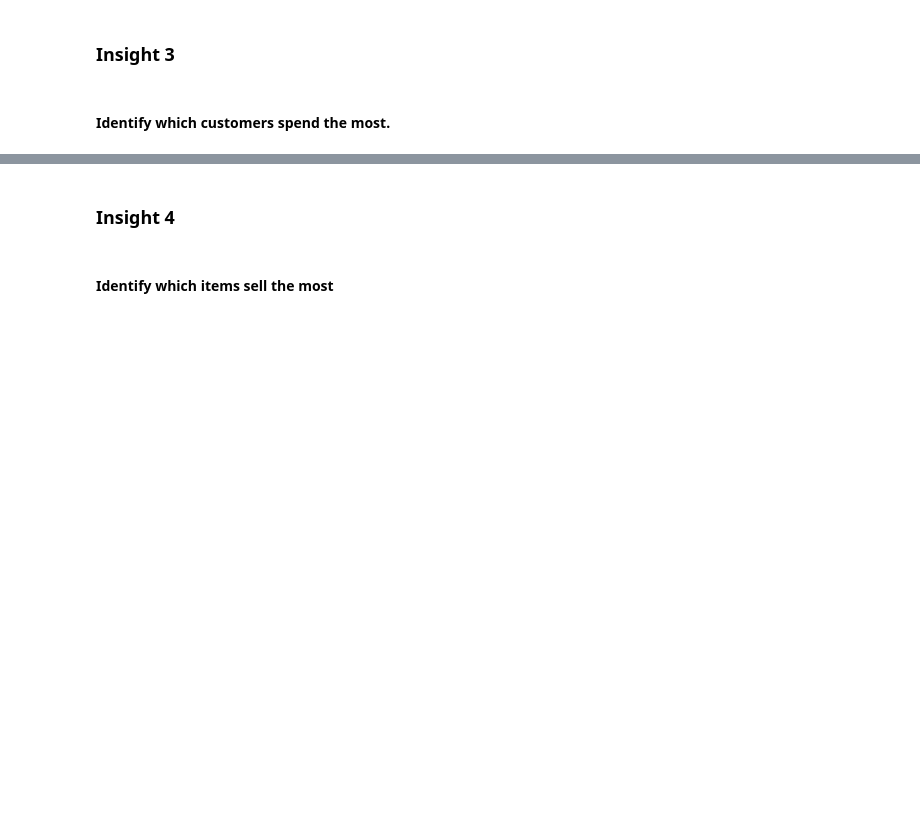
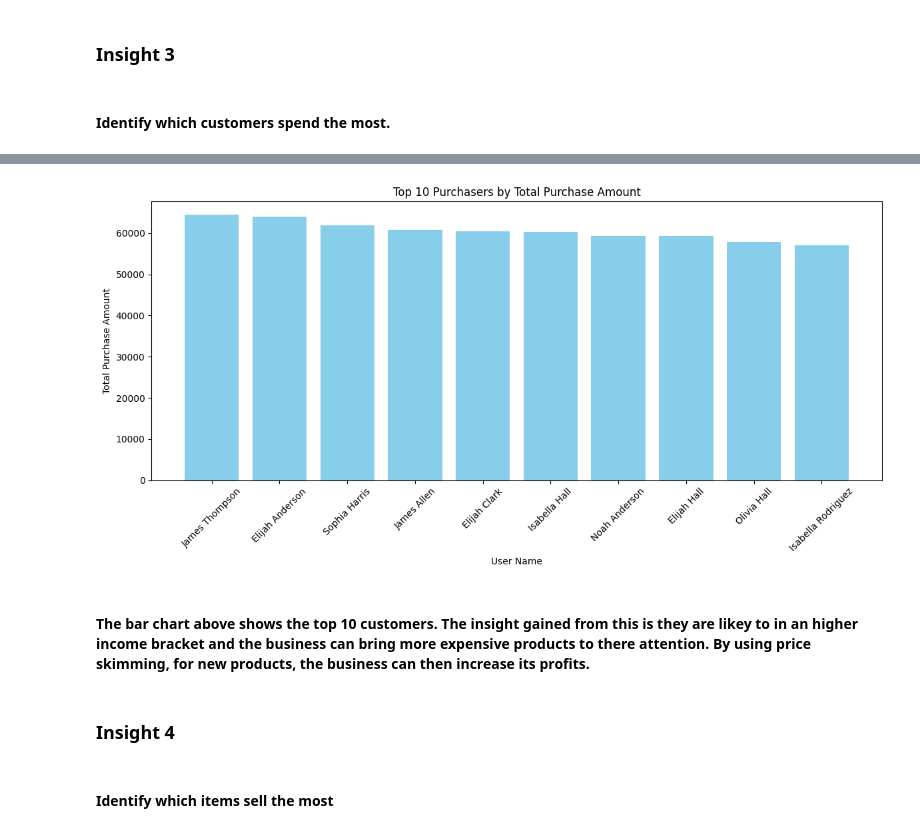
Before and after one commit to Ray99-cpu/online_store, a Jupyter notebook: jupyter_notebooks/dataset_insights_visuals.ipynb, the cells around one changed output, grey strips where cells are left out. Cells and saved outputs as stored; diff of their text form; code cells hidden in the pictures; blank space fills up the shorter version.

Commit message:
Add bar chart showing the top 10 purchasers

```diff
--- a/jupyter_notebooks/dataset_insights_visuals.ipynb
+++ b/jupyter_notebooks/dataset_insights_visuals.ipynb
@@ -182,3 +182,13 @@ fig.show()
 ### Insight 3
 # %% [markdown]
 #### Identify which customers spend the most.
+# %%
+top_10 = (
+    vis_df.groupby('User_Name')['Purchase_Amount']
+    .sum()
+    .sort_values(ascending=False)  # Sort by total Purchase_Amount
+    .head(10)                      # Get top 10
+    .reset_index(name='Total_Purchase_Amount')  # Reset index and rename column
+)
+
+print(top_10)
@@ -185,3 +207,18 @@ fig.show()
+# %%
+# Plot using matplotlib
+plt.figure(figsize=(12, 6))
+plt.bar(top_10['User_Name'], top_10['Total_Purchase_Amount'], color='skyblue')
+plt.title('Top 10 Purchasers by Total Purchase Amount')
+plt.xlabel('User Name')
+plt.ylabel('Total Purchase Amount')
+plt.xticks(rotation=45)
+plt.tight_layout()
+
+plt.show()
+# %% [output]
+[figure, added]
+# %% [markdown]
+#### The bar chart above shows the top 10 customers. The insight gained from this is they are likey to in an higher income bracket and the business can bring more expensive products to there attention. By using price skimming, for new products, the business can then increase its profits.
 # %% [markdown]
 ### Insight 4
 # %% [markdown]
```
Also changed, not shown: parts of 1 cell of this notebook.
